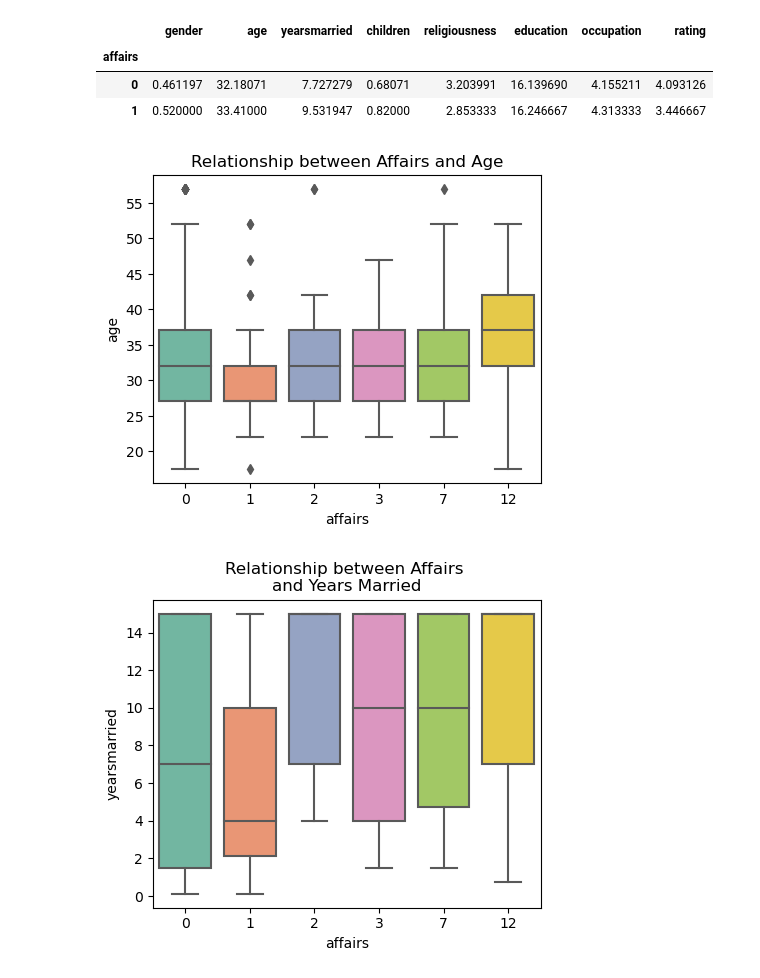
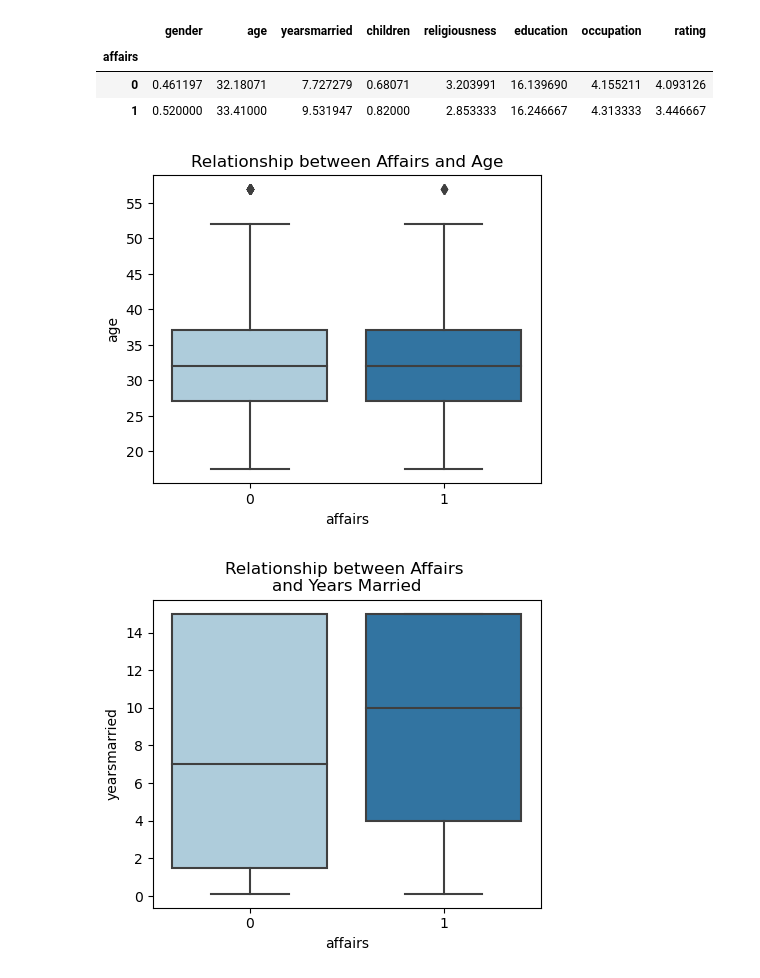
Before and after one commit to schlenkerc18/50-Weeks-50-Projects, a Jupyter notebook: Affairs EDA.ipynb, the cells around one changed output. Cells and saved outputs as stored; diff of their text form; code cells hidden in the pictures.

Commit message:
more eda, modeled affairs

```diff
--- a/Affairs EDA.ipynb
+++ b/Affairs EDA.ipynb
@@ -8,6 +14,7 @@ import seaborn as sns
 df = pd.read_csv('./data/Affairs.csv')
 
 df.drop('Unnamed: 0', axis = 1, inplace = True)
+df.affairs = (df.affairs > 0).replace({False: 0, True: 1})
 
 df.head()
 # %% [output]
@@ -53,20 +71,22 @@ cat_df.groupby('affairs').mean()
 plt.figure(figsize = (5,4))
 
 plt.title("Relationship between Affairs and Age")
-sns.boxplot(x = df.affairs, y = df.age, palette = 'Set2')
+sns.boxplot(x = df.affairs, y = df.age, palette = 'Paired')
 
 plt.show()
 # %% [output]
-[figure, old version]
+[figure, new version]
 # %%
+# do people who have been married longer, cheat more?
+
 plt.figure(figsize = (5,4))
 
 plt.title("Relationship between Affairs \nand Years Married")
-sns.boxplot(x = df.affairs, y = df.yearsmarried, palette = 'Set2')
+sns.boxplot(x = df.affairs, y = df.yearsmarried, palette = 'Paired')
 
 plt.show()
 # %% [output]
-[figure, old version]
+[figure, new version]
 # %%
 # who's more likely to cheat, men with kids or women with kids?
 sns.catplot(data = df, x = 'children', y = 'affairs', col = 'gender',
```
Also changed, not shown: parts of 32 cells of this notebook.
